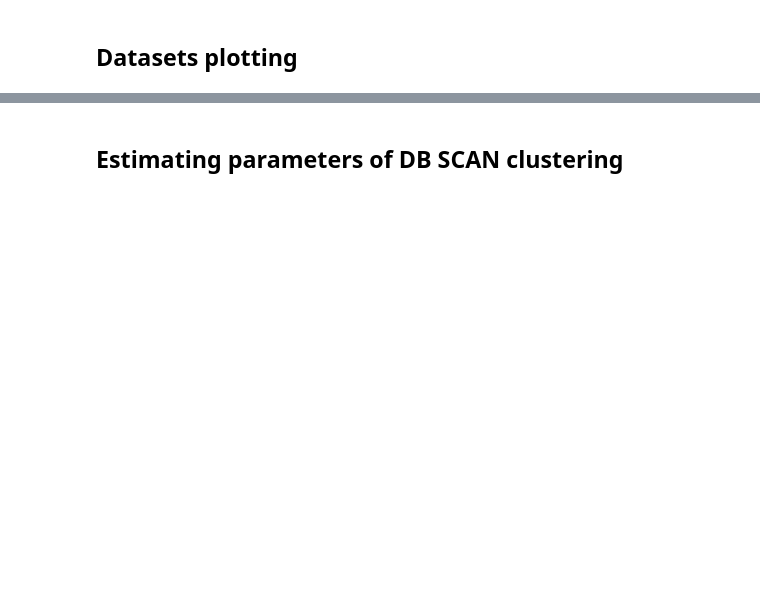
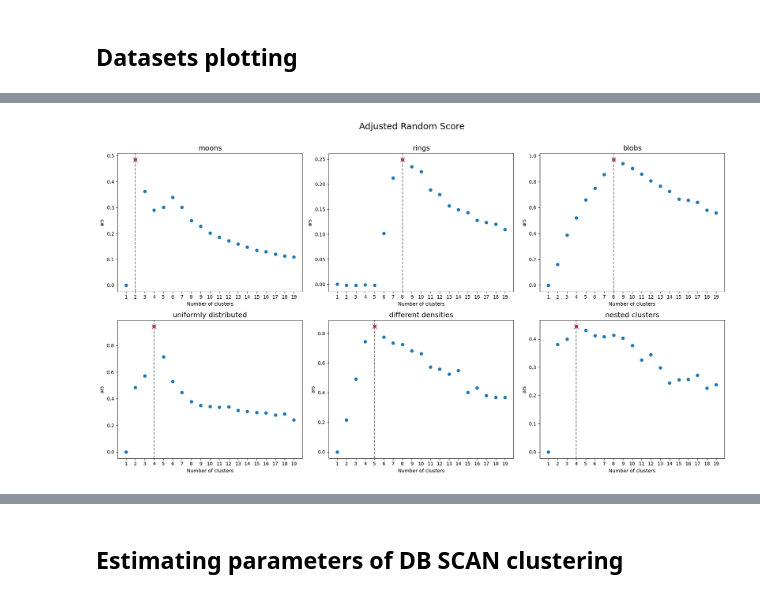
Before and after one commit to mma-dev-92/streamlit-app, a Jupyter notebook: clustering_params.ipynb, the cells around one changed output, grey strips where cells are left out. Drawn from its saved outputs; the diff is of its cells as text; code cells hidden in the pictures; blank space fills up the shorter version.

```diff
--- a/clustering_params.ipynb
+++ b/clustering_params.ipynb
@@ -67 +225,13 @@ figure.show()
+# %%
+plot_metric(
+    datasets=datasets,
+    clusters=clusters,
+    metric=lambda dataset, params: validate_k_means_parameter(dataset, params, adjusted_rand_score),
+    metric_name='ars',
+    title='Adjusted Random Score',
+    plot_type='scatter',
+    mark_max=True,
+)
+# %% [output]
+[figure, added]
 # %%
```
Also changed, not shown: parts of 29 cells of this notebook, 3 other files.
